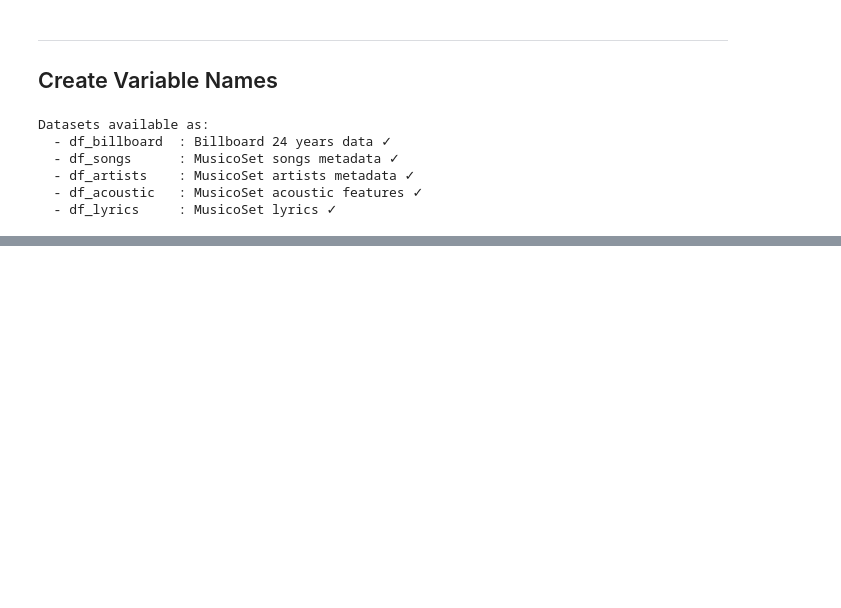
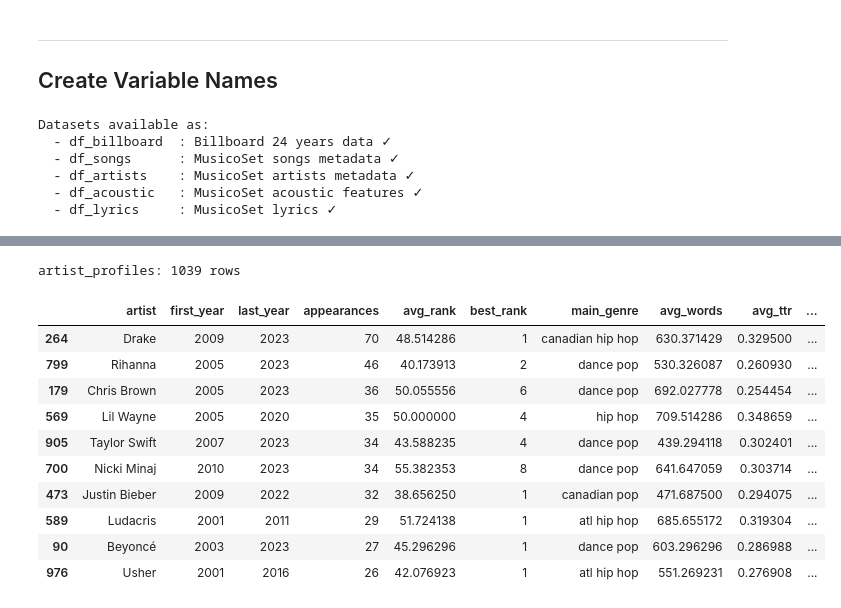
Before and after one commit to klorine28/datasci-vis, a Jupyter notebook: wrangling and transformation/data_wrangling_sql.ipynb, the cells around one changed output, grey strips where cells are left out. Saved outputs shown, nothing was run; the diff lists cells and outputs as text; code cells hidden in the pictures; blank space fills up the shorter version.

```diff
--- a/wrangling and transformation/data_wrangling_sql.ipynb
+++ b/wrangling and transformation/data_wrangling_sql.ipynb
@@ -291,0 +144,17 @@ musicoset_lyrics         :  20404 rows ×   2 columns (sep: tab)
+# %%
+# Create in-memory SQLite database
+conn = sqlite3.connect(':memory:')
+
+print("Loading datasets into SQLite database...\n")
+
+# Load each dataset into SQLite
+table_names = {}
+for name, df in datasets.items():
+    if df is not None:
+        table_name = name  # Use dataset name as table name
+        df.to_sql(table_name, conn, if_exists='replace', index=False)
+        table_names[name] = table_name
+        print(f"✓ {name:25s} → table '{table_name}'")
+
+print(f"\n✓ All datasets loaded into SQLite database")
+print(f"Total tables: {len(table_names)}")
@@ -291,0 +610,32 @@ musicoset_lyrics         :  20404 rows ×   2 columns (sep: tab)
+# %%
+# Dataset 4: artist_profiles (per-artist stats)
+
+df_artist_profiles = df_master.groupby('band_singer').agg({
+    'year': ['min', 'max', 'count'],
+    'ranking': ['mean', 'min'],
+    'main_genre': lambda x: x.mode()[0] if len(x.mode()) > 0 else None,
+    'word_count': 'mean',
+    'ttr': 'mean',
+    'is_collab': 'sum',
+    'num_artists': 'mean'
+}).reset_index()
+
+df_artist_profiles.columns = ['artist', 'first_year', 'last_year', 'appearances',
+                               'avg_rank', 'best_rank', 'main_genre', 'avg_words', 'avg_ttr', 'collabs', 'avg_collab_size']
+df_artist_profiles['years_active'] = df_artist_profiles['last_year'] - df_artist_profiles['first_year'] + 1
+
+print(f"artist_profiles: {len(df_artist_profiles)} rows")
+df_artist_profiles.sort_values('appearances', ascending=False).head(10)
+# %% [output]
+artist_profiles: 1039 rows
+|  | artist | first_year | last_year | appearances | avg_rank | best_rank | main_genre | avg_words | avg_ttr | ... |
+| 264 | Drake | 2009 | 2023 | 70 | 48.514286 | 1 | canadian hip hop | 630.371429 | 0.329500 | ... |
+| 799 | Rihanna | 2005 | 2023 | 46 | 40.173913 | 2 | dance pop | 530.326087 | 0.260930 | ... |
+| 179 | Chris Brown | 2005 | 2023 | 36 | 50.055556 | 6 | dance pop | 692.027778 | 0.254454 | ... |
+| 569 | Lil Wayne | 2005 | 2020 | 35 | 50.000000 | 4 | hip hop | 709.514286 | 0.348659 | ... |
+| 905 | Taylor Swift | 2007 | 2023 | 34 | 43.588235 | 4 | dance pop | 439.294118 | 0.302401 | ... |
+| 700 | Nicki Minaj | 2010 | 2023 | 34 | 55.382353 | 8 | dance pop | 641.647059 | 0.303714 | ... |
+| 473 | Justin Bieber | 2009 | 2022 | 32 | 38.656250 | 1 | canadian pop | 471.687500 | 0.294075 | ... |
+| 589 | Ludacris | 2001 | 2011 | 29 | 51.724138 | 1 | atl hip hop | 685.655172 | 0.319304 | ... |
+| 90 | Beyoncé | 2003 | 2023 | 27 | 45.296296 | 1 | dance pop | 603.296296 | 0.286988 | ... |
+| 976 | Usher | 2001 | 2016 | 26 | 42.076923 | 1 | atl hip hop | 551.269231 | 0.276908 | ... |
```
Also changed, not shown: parts of 31 cells of this notebook, 8 other files.
